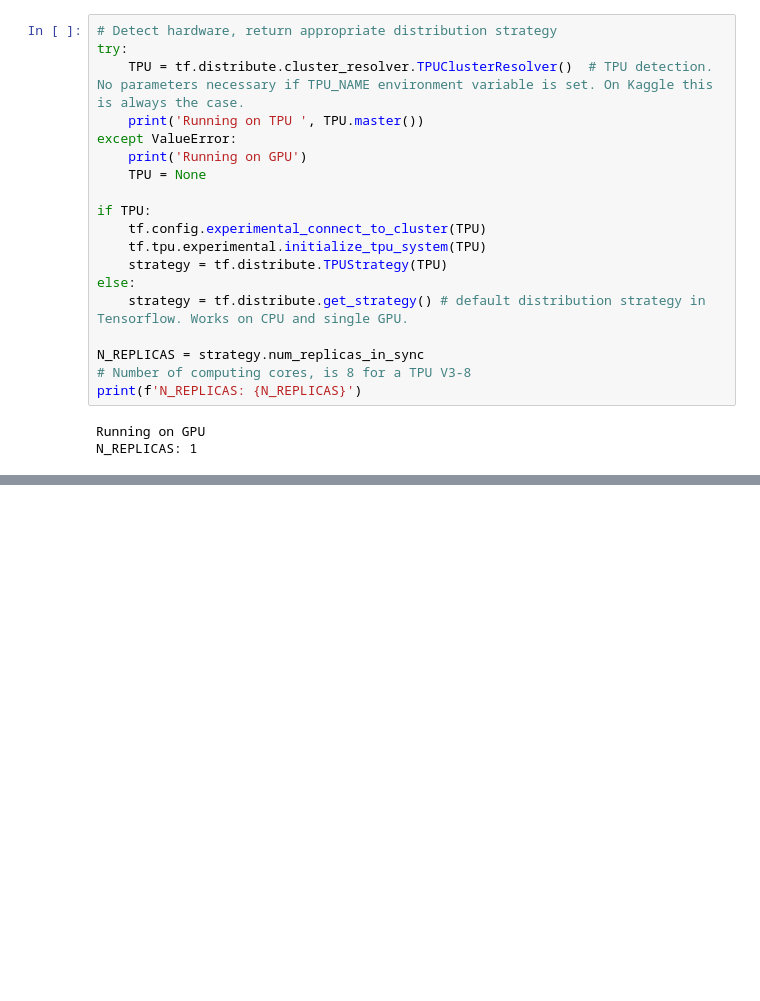
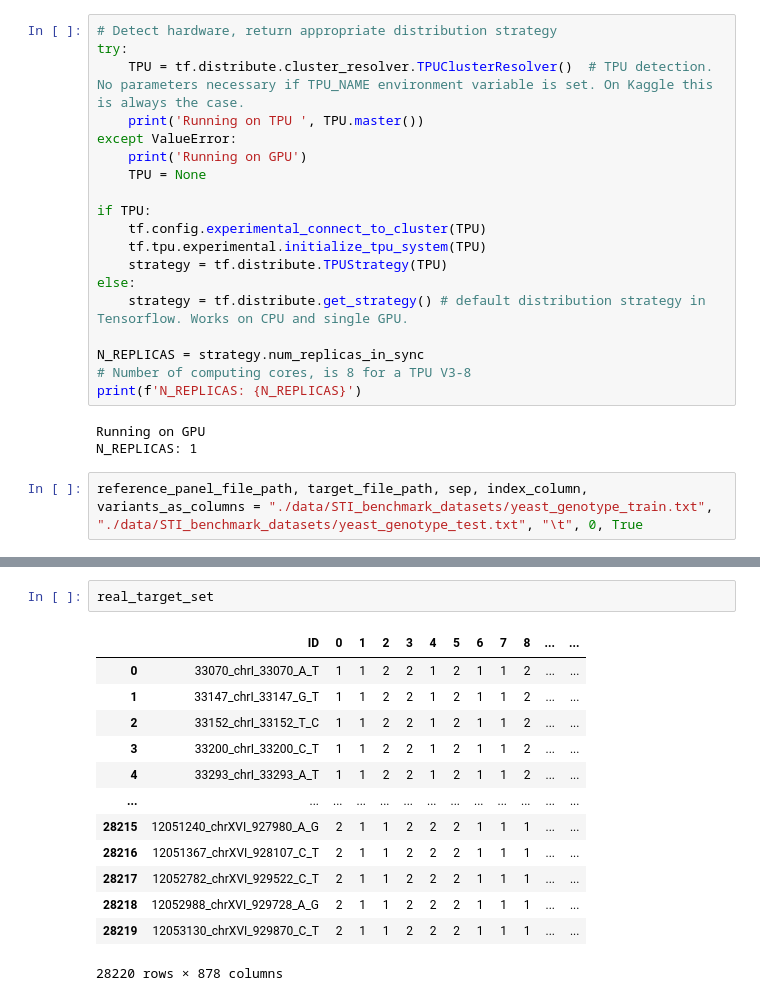
Before and after one commit to shilab/STI, a Jupyter notebook: STI V1.1.ipynb, the cells around one changed output, grey strips where cells are left out. Cells and saved outputs as stored; diff of their text form; blank space fills up the shorter version.

```diff
--- a/STI V1.1.ipynb
+++ b/STI V1.1.ipynb
@@ -66,3 +59,5 @@ print(f'N_REPLICAS: {N_REPLICAS}')
 # %% [output]
 Running on GPU
 N_REPLICAS: 1
+# %%
+reference_panel_file_path, target_file_path, sep, index_column, variants_as_columns = "./data/STI_benchmark_datasets/yeast_genotype_train.txt", "./data/STI_benchmark_datasets/yeast_genotype_test.txt", "\t", 0, True
@@ -68,0 +183,16 @@ N_REPLICAS: 1
+# %%
+real_target_set
+# %% [output]
+|  | ID | 0 | 1 | 2 | 3 | 4 | 5 | 6 | 7 | 8 | ... | ... |
+| 0 | 33070_chrI_33070_A_T | 1 | 1 | 2 | 2 | 1 | 2 | 1 | 1 | 2 | ... | ... |
+| 1 | 33147_chrI_33147_G_T | 1 | 1 | 2 | 2 | 1 | 2 | 1 | 1 | 2 | ... | ... |
+| 2 | 33152_chrI_33152_T_C | 1 | 1 | 2 | 2 | 1 | 2 | 1 | 1 | 2 | ... | ... |
+| 3 | 33200_chrI_33200_C_T | 1 | 1 | 2 | 2 | 1 | 2 | 1 | 1 | 2 | ... | ... |
+| 4 | 33293_chrI_33293_A_T | 1 | 1 | 2 | 2 | 1 | 2 | 1 | 1 | 2 | ... | ... |
+| ... | ... | ... | ... | ... | ... | ... | ... | ... | ... | ... | ... | ... |
+| 28215 | 12051240_chrXVI_927980_A_G | 2 | 1 | 1 | 2 | 2 | 2 | 1 | 1 | 1 | ... | ... |
+| 28216 | 12051367_chrXVI_928107_C_T | 2 | 1 | 1 | 2 | 2 | 2 | 1 | 1 | 1 | ... | ... |
+| 28217 | 12052782_chrXVI_929522_C_T | 2 | 1 | 1 | 2 | 2 | 2 | 1 | 1 | 1 | ... | ... |
+| 28218 | 12052988_chrXVI_929728_A_G | 2 | 1 | 1 | 2 | 2 | 2 | 1 | 1 | 1 | ... | ... |
+| 28219 | 12053130_chrXVI_929870_C_T | 2 | 1 | 1 | 2 | 2 | 2 | 1 | 1 | 1 | ... | ... |
+28220 rows × 878 columns
```
Also changed, not shown: parts of 9 cells of this notebook.
